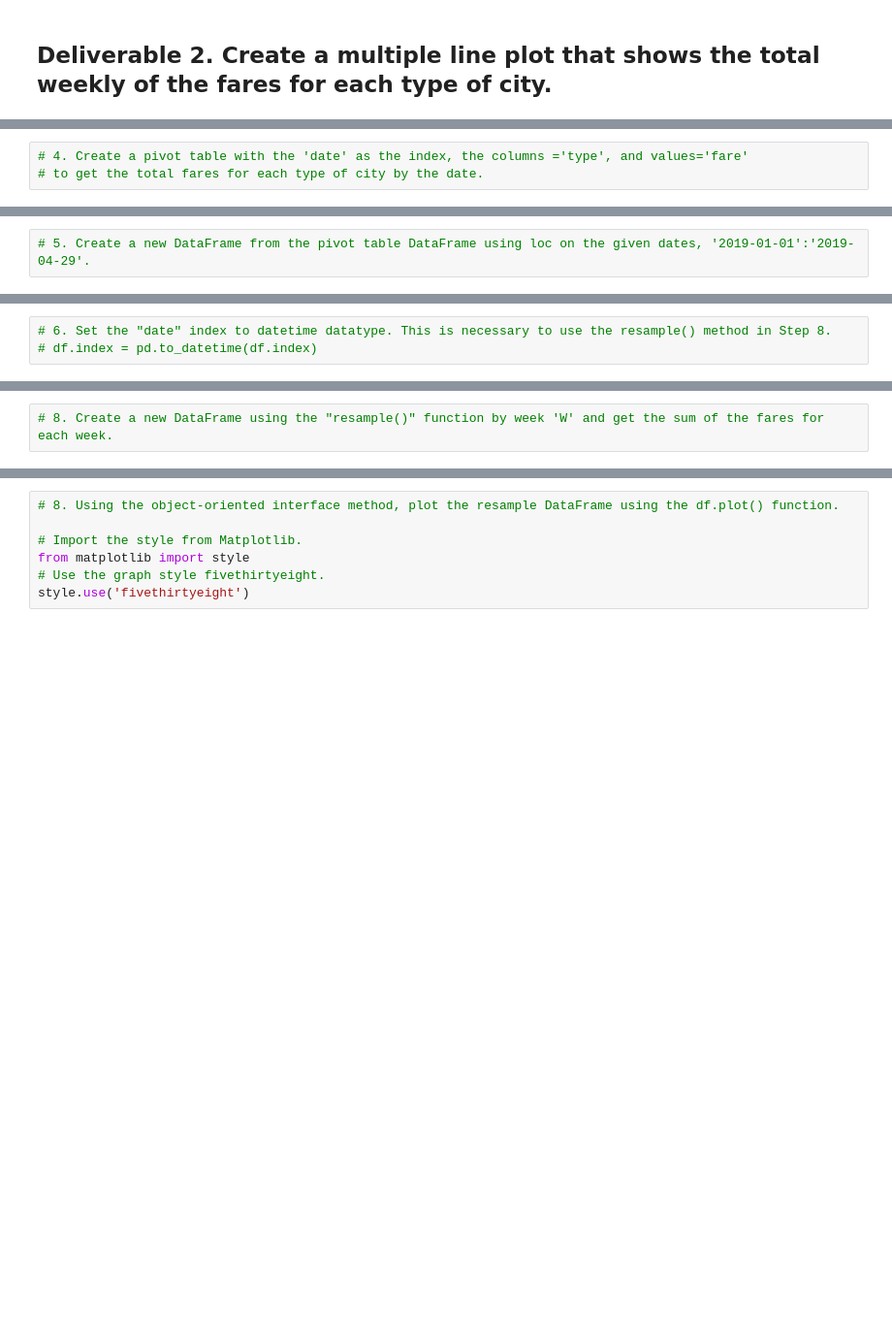
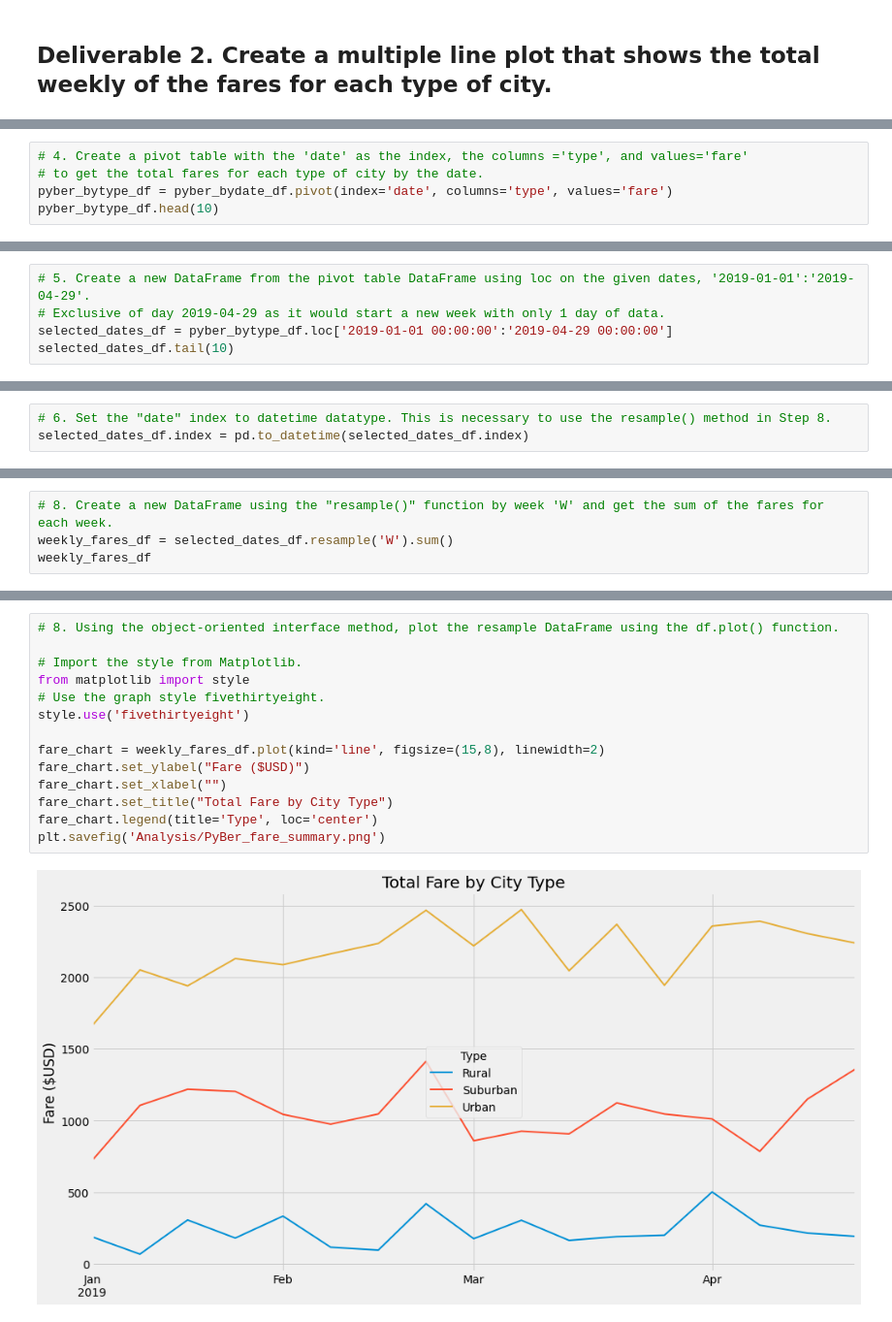
Before and after one commit to jose-perth/PyBer_Analysis, a Jupyter notebook: PyBer_Challenge.ipynb, the cells around one changed output, grey strips where cells are left out. Shown: that part at 97% size. Cells and saved outputs as stored; diff of their text form; blank space fills up the shorter version.

```diff
--- a/PyBer_Challenge.ipynb
+++ b/PyBer_Challenge.ipynb
@@ -128,3 +176,5 @@ pyber_summary_df
 # %%
 # 4. Create a pivot table with the 'date' as the index, the columns ='type', and values='fare'
 # to get the total fares for each type of city by the date.
+pyber_bytype_df = pyber_bydate_df.pivot(index='date', columns='type', values='fare')
+pyber_bytype_df.head(10)
@@ -131,2 +194,5 @@ pyber_summary_df
 # %%
 # 5. Create a new DataFrame from the pivot table DataFrame using loc on the given dates, '2019-01-01':'2019-04-29'.
+# Exclusive of day 2019-04-29 as it would start a new week with only 1 day of data.
+selected_dates_df = pyber_bytype_df.loc['2019-01-01 00:00:00':'2019-04-29 00:00:00']
+selected_dates_df.tail(10)
@@ -133,5 +212,5 @@ pyber_summary_df
 # %%
 # 6. Set the "date" index to datetime datatype. This is necessary to use the resample() method in Step 8.
-# df.index = pd.to_datetime(df.index)
+selected_dates_df.index = pd.to_datetime(selected_dates_df.index)
 # %%
 # 7. Check that the datatype for the index is datetime using df.info()
@@ -138,2 +231,4 @@ pyber_summary_df
 # %%
 # 8. Create a new DataFrame using the "resample()" function by week 'W' and get the sum of the fares for each week.
+weekly_fares_df = selected_dates_df.resample('W').sum()
+weekly_fares_df
@@ -140,7 +255,16 @@ pyber_summary_df
 # %%
 # 8. Using the object-oriented interface method, plot the resample DataFrame using the df.plot() function.
 
 # Import the style from Matplotlib.
 from matplotlib import style
 # Use the graph style fivethirtyeight.
 style.use('fivethirtyeight')
+
+fare_chart = weekly_fares_df.plot(kind='line', figsize=(15,8), linewidth=2)
+fare_chart.set_ylabel("Fare ($USD)")
+fare_chart.set_xlabel("")
+fare_chart.set_title("Total Fare by City Type")
+fare_chart.legend(title='Type', loc='center')
+plt.savefig('Analysis/PyBer_fare_summary.png')
+# %% [output]
+[figure, added]
```
Also changed, not shown: parts of 7 cells of this notebook, 4 other files.
